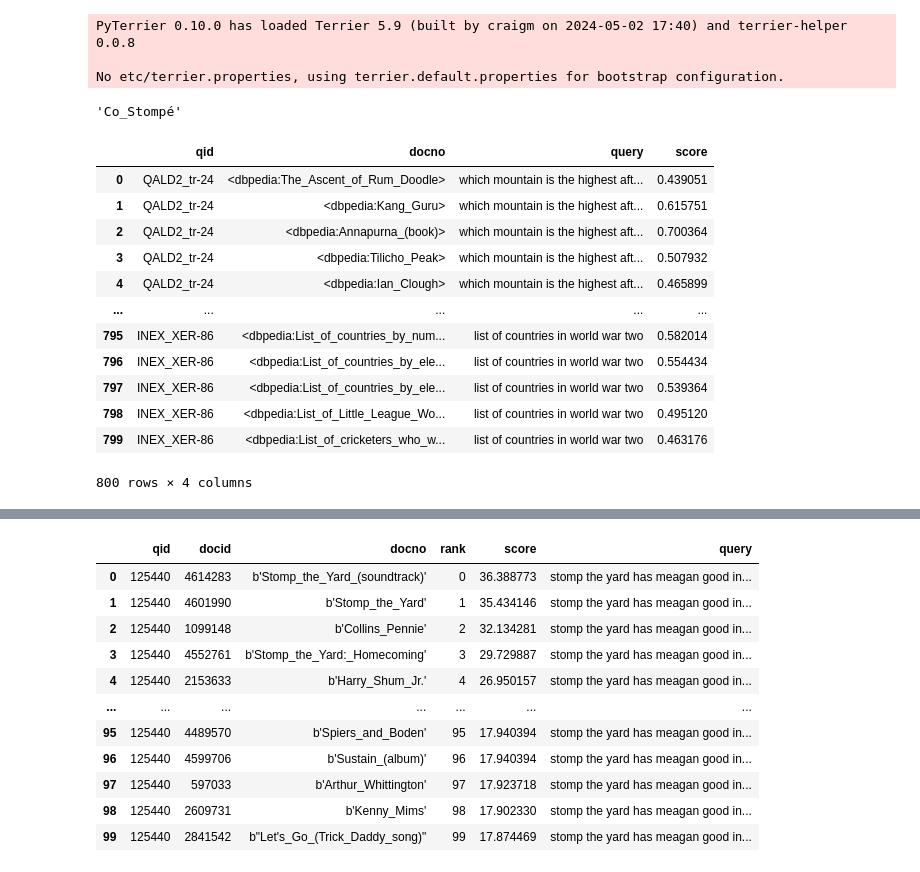
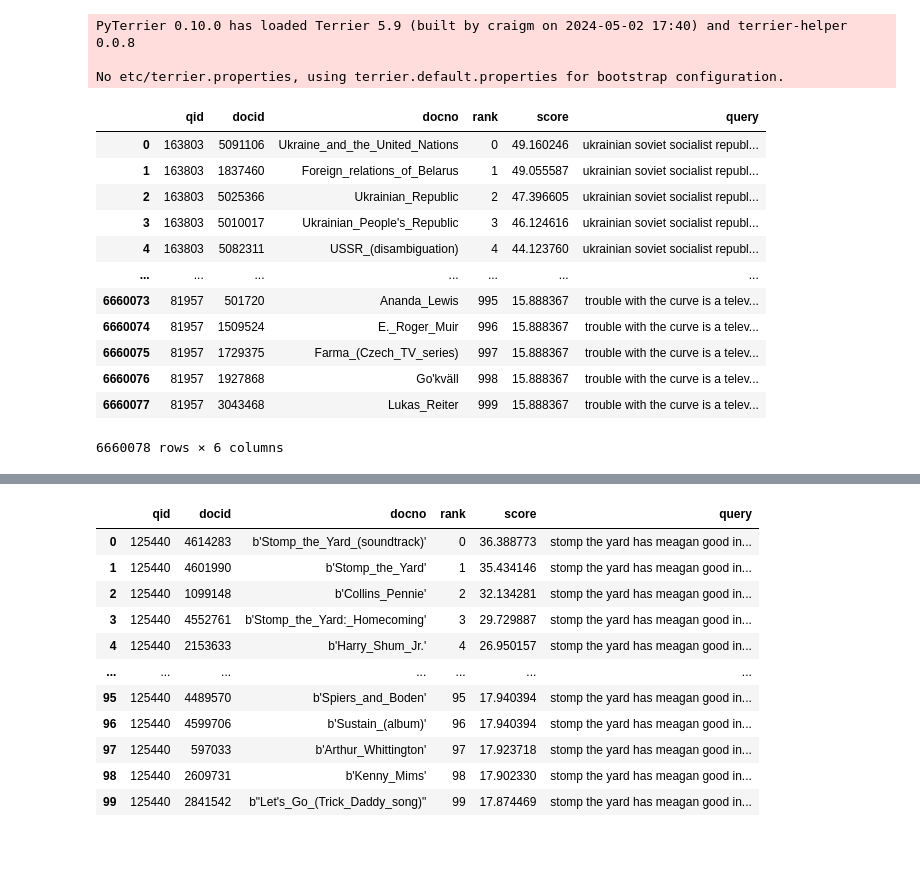
Before and after one commit to anistor09/Neural_Ranking_Models, a Jupyter notebook: bge/debugging/debug_utf8_encoding.ipynb, the cells around one changed output, grey strips where cells are left out. Cells and saved outputs as stored; diff of their text form; code cells hidden in the pictures.

```diff
--- a/bge/debugging/debug_utf8_encoding.ipynb
+++ b/bge/debugging/debug_utf8_encoding.ipynb
@@ -27,9 +27,9 @@ from experiment_utils.experiments_helper import get_test_dev_sets
 from fast_forward.util.pyterrier import FFScore
 from fast_forward_indexes_library_enhancements.pipeline_transformers import FFInterpolateNormalized, EncodeUTF
 
-dataset_name = "irds:beir/dbpedia-entity"
-dev_set_name = "irds:beir/dbpedia-entity/dev"
-dataset_test_name = "irds:beir/dbpedia-entity/test"
+dataset_name = "irds:beir/fever"
+dev_set_name = "irds:beir/fever/dev"
+dataset_test_name = "irds:beir/fever/test"
 pipeline_name = "BM25 >> " + model_name
 
 test_topics, test_qrels, dev_topics, dev_qrels = get_test_dev_sets(dataset_test_name, dev_set_name)
@@ -41,7 +41,7 @@ retriever = load_sparse_index_from_disk(dataset_name, path_to_root, in_memory=Tr
 dense_index = load_dense_index_from_disk(dataset_name, q_encoder, model_name, path_to_root, model_directory,
                                          in_memory=False)
 
-test_topics = test_topics.sample(frac=0.02, random_state=42)
+# test_topics = test_topics.sample(frac=0.02, random_state=42)
 
 ff_score = FFScore(dense_index)
 # ff_int = FFInterpolate(alpha=alpha)
@@ -49,32 +49,21 @@ ff_int = FFInterpolateNormalized(alpha=0.3)
 
 encode_utf = EncodeUTF()
 
-pipeline1 = retriever % 100 >> ff_score >> ff_int
-pipeline2 = retriever % 100 >> encode_utf >> ff_score >> ff_int
-
-# pipeline1 = retriever % 100
-# pipeline2 = retriever % 100 >> encode_utf
+pipeline2 = retriever >> encode_utf
-# %%
-df1 = retriever(test_topics)
-filtered_df = df1[df1['docno'].str.contains('Co_Stomp', case=False, na=False)]
-import ast
-
-ast.literal_eval(filtered_df['docno'].iloc[0]).decode("utf-8")
-# %% [output]
-'Co_Stompé'
-# %%
-pipeline2(test_topics)
-# %% [output]
-|  | qid | docno | query | score |
-| 0 | QALD2_tr-24 | <dbpedia:The_Ascent_of_Rum_Doodle> | which mountain is the highest aft... | 0.439051 |
-| 1 | QALD2_tr-24 | <dbpedia:Kang_Guru> | which mountain is the highest aft... | 0.615751 |
-| 2 | QALD2_tr-24 | <dbpedia:Annapurna_(book)> | which mountain is the highest aft... | 0.700364 |
-| 3 | QALD2_tr-24 | <dbpedia:Tilicho_Peak> | which mountain is the highest aft... | 0.507932 |
-| 4 | QALD2_tr-24 | <dbpedia:Ian_Clough> | which mountain is the highest aft... | 0.465899 |
-| ... | ... | ... | ... | ... |
-| 795 | INEX_XER-86 | <dbpedia:List_of_countries_by_num... | list of countries in world war two | 0.582014 |
-| 796 | INEX_XER-86 | <dbpedia:List_of_countries_by_ele... | list of countries in world war two | 0.554434 |
-| 797 | INEX_XER-86 | <dbpedia:List_of_countries_by_ele... | list of countries in world war two | 0.539364 |
-| 798 | INEX_XER-86 | <dbpedia:List_of_Little_League_Wo... | list of countries in world war two | 0.495120 |
-| 799 | INEX_XER-86 | <dbpedia:List_of_cricketers_who_w... | list of countries in world war two | 0.463176 |
-800 rows × 4 columns
+# %%
+df1 = pipeline2(test_topics)
+df1
+# %% [output]
+|  | qid | docid | docno | rank | score | query |
+| 0 | 163803 | 5091106 | Ukraine_and_the_United_Nations | 0 | 49.160246 | ukrainian soviet socialist republ... |
+| 1 | 163803 | 1837460 | Foreign_relations_of_Belarus | 1 | 49.055587 | ukrainian soviet socialist republ... |
+| 2 | 163803 | 5025366 | Ukrainian_Republic | 2 | 47.396605 | ukrainian soviet socialist republ... |
+| 3 | 163803 | 5010017 | Ukrainian_People's_Republic | 3 | 46.124616 | ukrainian soviet socialist republ... |
+| 4 | 163803 | 5082311 | USSR_(disambiguation) | 4 | 44.123760 | ukrainian soviet socialist republ... |
+| ... | ... | ... | ... | ... | ... | ... |
+| 6660073 | 81957 | 501720 | Ananda_Lewis | 995 | 15.888367 | trouble with the curve is a telev... |
+| 6660074 | 81957 | 1509524 | E._Roger_Muir | 996 | 15.888367 | trouble with the curve is a telev... |
+| 6660075 | 81957 | 1729375 | Farma_(Czech_TV_series) | 997 | 15.888367 | trouble with the curve is a telev... |
+| 6660076 | 81957 | 1927868 | Go'kväll | 998 | 15.888367 | trouble with the curve is a telev... |
+| 6660077 | 81957 | 3043468 | Lukas_Reiter | 999 | 15.888367 | trouble with the curve is a telev... |
+6660078 rows × 6 columns
```
Also changed, not shown: parts of 7 cells of this notebook, 1 other file.
